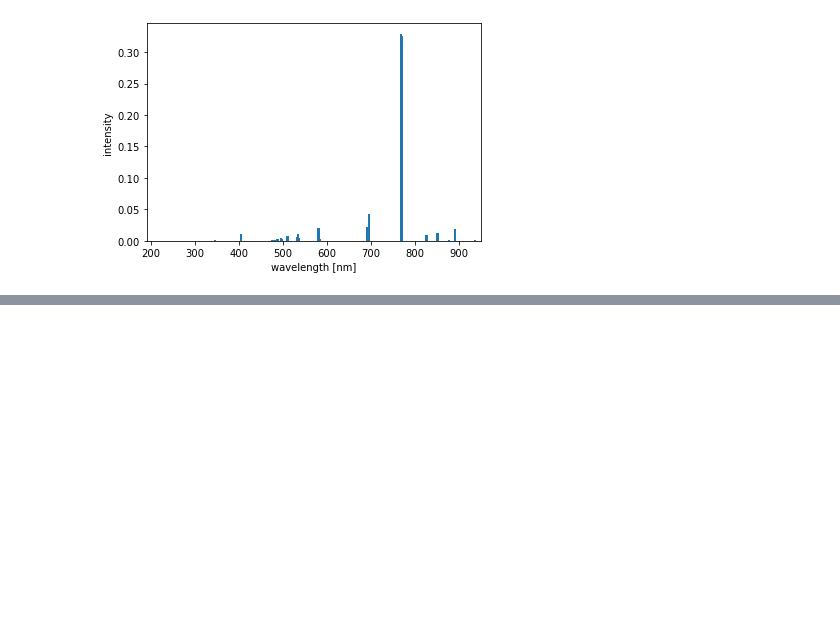
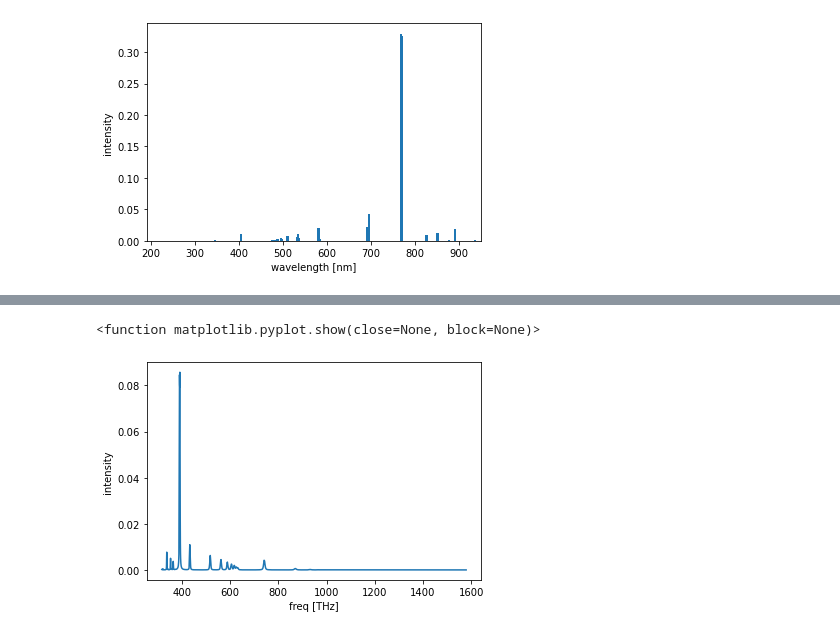
Before and after one commit to MWhitta/phaseMAP, a Jupyter notebook: util/spec_vis.ipynb, the cells around one changed output, grey strips where cells are left out. Drawn from its saved outputs; the diff is of its cells as text; code cells hidden in the pictures; blank space fills up the shorter version.

```diff
--- a/util/spec_vis.ipynb
+++ b/util/spec_vis.ipynb
@@ -29,0 +51,12 @@ plt.show
+# %%
+#look at the graph in frequency domain ~c/lambda
+c_const = 3e8
+freq = (c_const/wave)/1e3 #wave is 1e9m and THz is 1e12
+plt.plot(freq, spec)
+plt.xlabel('freq [THz]')
+plt.ylabel('intensity')
+#plt.xlim([190, 950]) #note data may go beyond this range
+plt.show
+# %% [output]
+<function matplotlib.pyplot.show(close=None, block=None)>
+[figure, added]
```
Also changed, not shown: parts of 4 cells of this notebook, 2 other files.
